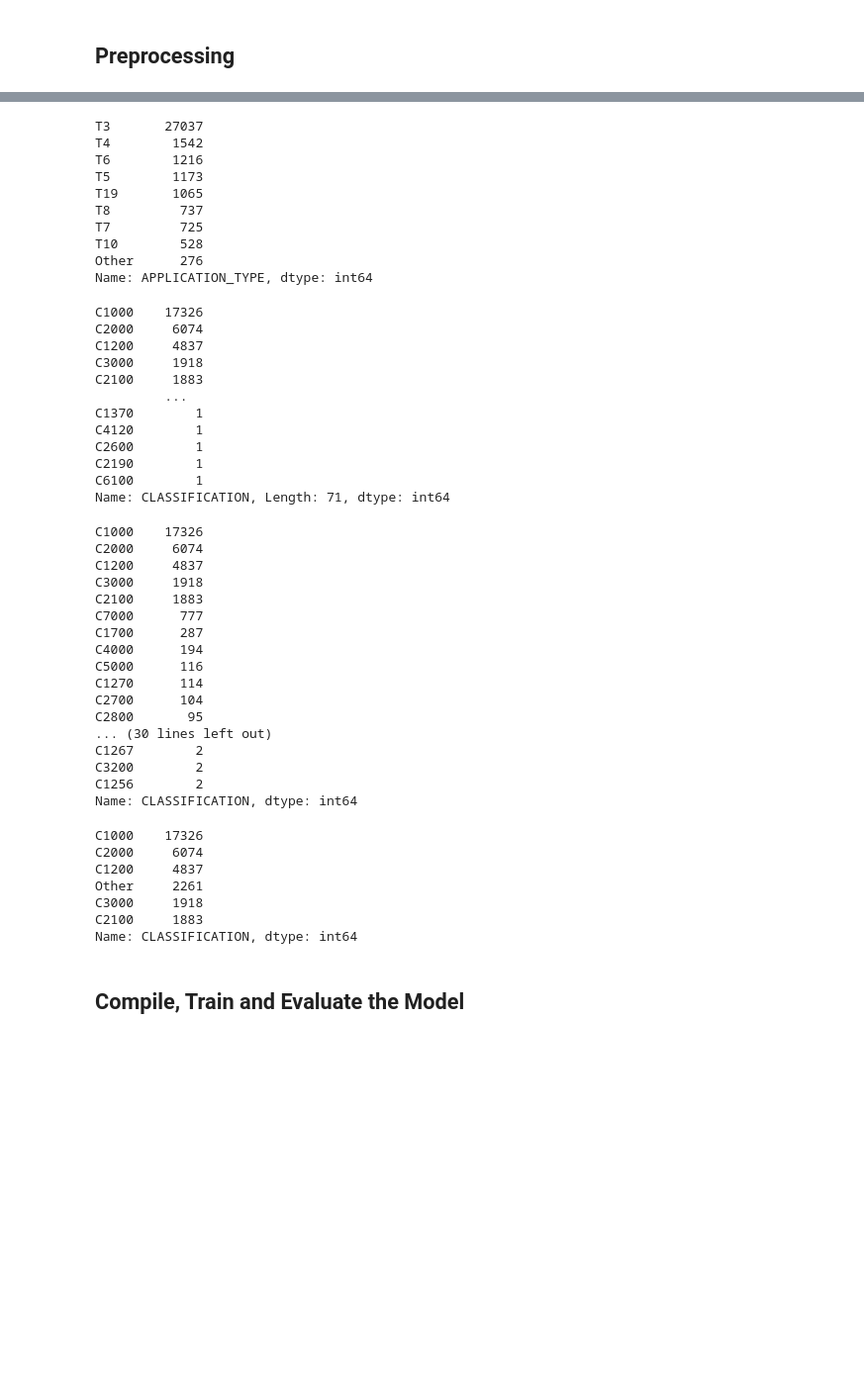
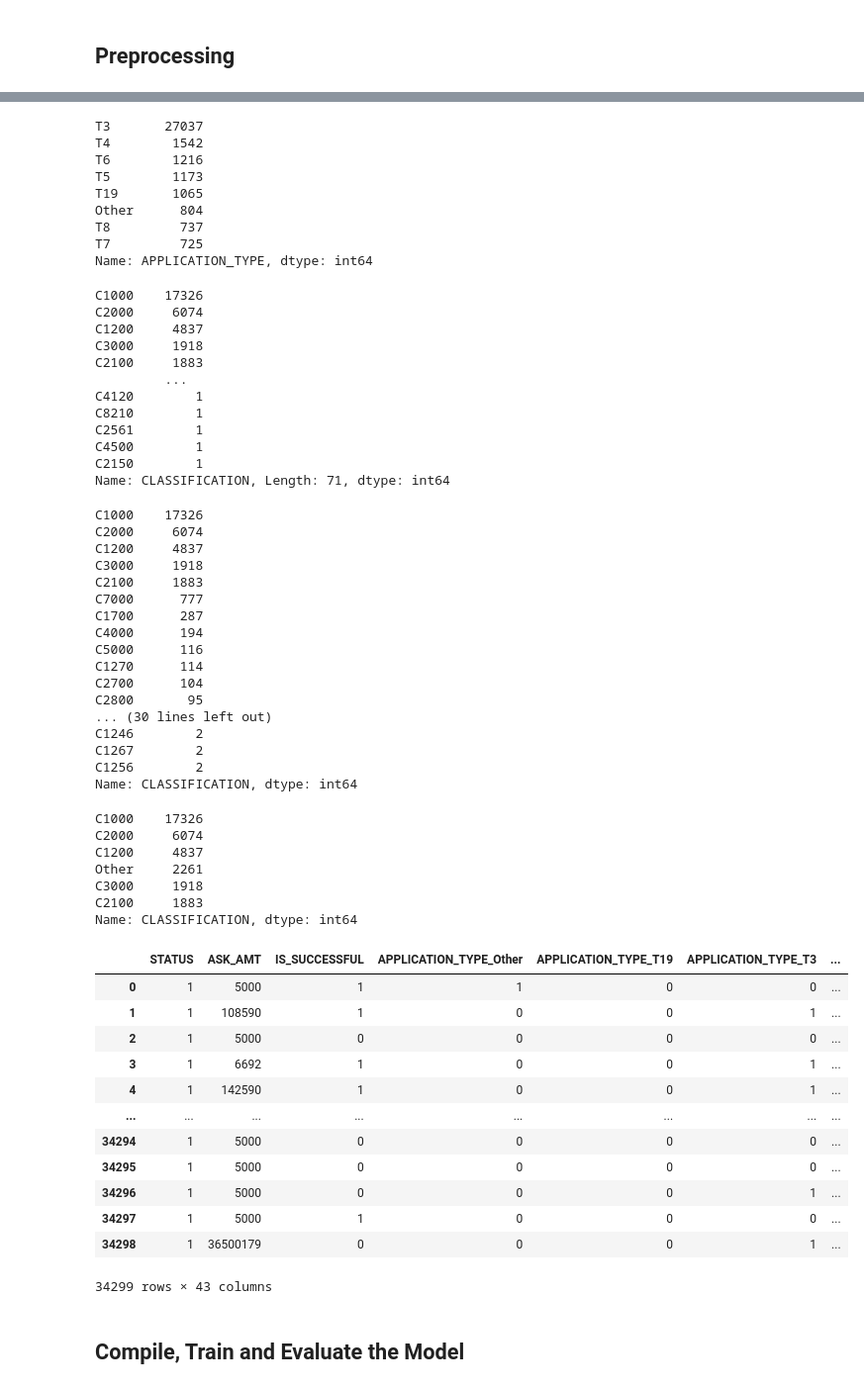
Before and after one commit to brooksbb11/Deep-Learning-Challenge, a Jupyter notebook: Final_Code.ipynb, the cells around one changed output, grey strips where cells are left out. Shown: that part at 99% size. Cells and saved outputs as stored; diff of their text form; code cells hidden in the pictures; blank space fills up the shorter version.

```diff
--- a/Final_Code.ipynb
+++ b/Final_Code.ipynb
@@ -39,6 +53,7 @@ dtype: int64
 # %%
 # Look at APPLICATION_TYPE value counts for binning
-#  YOUR CODE GOES HERE
+app_type=application_df['APPLICATION_TYPE'].value_counts()
+app_type
 # %% [output]
 T3     27037
 T4      1542
@@ -61,7 +76,7 @@ Name: APPLICATION_TYPE, dtype: int64
 # %%
 # Choose a cutoff value and create a list of application types to be replaced
 # use the variable name `application_types_to_replace`
-#  YOUR CODE GOES HERE
+application_types_to_replace=app_type[app_type < 600].index
 
 # Replace in dataframe
 for app in application_types_to_replace:
@@ -75,14 +90,14 @@ T4        1542
 T6        1216
 T5        1173
 T19       1065
+Other      804
 T8         737
 T7         725
-T10        528
-Other      276
 Name: APPLICATION_TYPE, dtype: int64
 # %%
 # Look at CLASSIFICATION value counts for binning
-#  YOUR CODE GOES HERE
+class_type=application_df['CLASSIFICATION'].value_counts()
+class_type
 # %% [output]
 C1000    17326
 C2000     6074
@@ -90,15 +105,15 @@ C1200     4837
 C3000     1918
 C2100     1883
          ...
-C1370        1
 C4120        1
-C2600        1
-C2190        1
-C6100        1
+C8210        1
+C2561        1
+C4500        1
+C2150        1
 Name: CLASSIFICATION, Length: 71, dtype: int64
 # %%
 # You may find it helpful to look at CLASSIFICATION value counts >1
-#  YOUR CODE GOES HERE
+class_type[class_type >1 ]
 # %% [output]
 C1000    17326
 C2000     6074
@@ -113,14 +128,14 @@ C1270      114
 C2700      104
 C2800       95
 ... (30 lines left out)
+C1246        2
 C1267        2
-C3200        2
 C1256        2
 Name: CLASSIFICATION, dtype: int64
 # %%
 # Choose a cutoff value and create a list of classifications to be replaced
 # use the variable name `classifications_to_replace`
-#  YOUR CODE GOES HERE
+classifications_to_replace=class_type[class_type < 1000].index
 
 # Replace in dataframe
 for cls in classifications_to_replace:
@@ -138,6 +153,21 @@ C2100     1883
 Name: CLASSIFICATION, dtype: int64
 # %%
 # Convert categorical data to numeric with `pd.get_dummies`
-#  YOUR CODE GOES HERE
+dummy_df=pd.get_dummies(application_df)
+dummy_df
+# %% [output]
+|  | STATUS | ASK_AMT | IS_SUCCESSFUL | APPLICATION_TYPE_Other | APPLICATION_TYPE_T19 | APPLICATION_TYPE_T3 | ... |
+| 0 | 1 | 5000 | 1 | 1 | 0 | 0 | ... |
+| 1 | 1 | 108590 | 1 | 0 | 0 | 1 | ... |
+| 2 | 1 | 5000 | 0 | 0 | 0 | 0 | ... |
+| 3 | 1 | 6692 | 1 | 0 | 0 | 1 | ... |
+| 4 | 1 | 142590 | 1 | 0 | 0 | 1 | ... |
+| ... | ... | ... | ... | ... | ... | ... | ... |
+| 34294 | 1 | 5000 | 0 | 0 | 0 | 0 | ... |
+| 34295 | 1 | 5000 | 0 | 0 | 0 | 0 | ... |
+| 34296 | 1 | 5000 | 0 | 0 | 0 | 1 | ... |
+| 34297 | 1 | 5000 | 1 | 0 | 0 | 0 | ... |
+| 34298 | 1 | 36500179 | 0 | 0 | 0 | 1 | ... |
+34299 rows × 43 columns
 # %%
 # Split our preprocessed data into our features and target arrays
```
Also changed, not shown: parts of 12 cells of this notebook, 1 other file.
